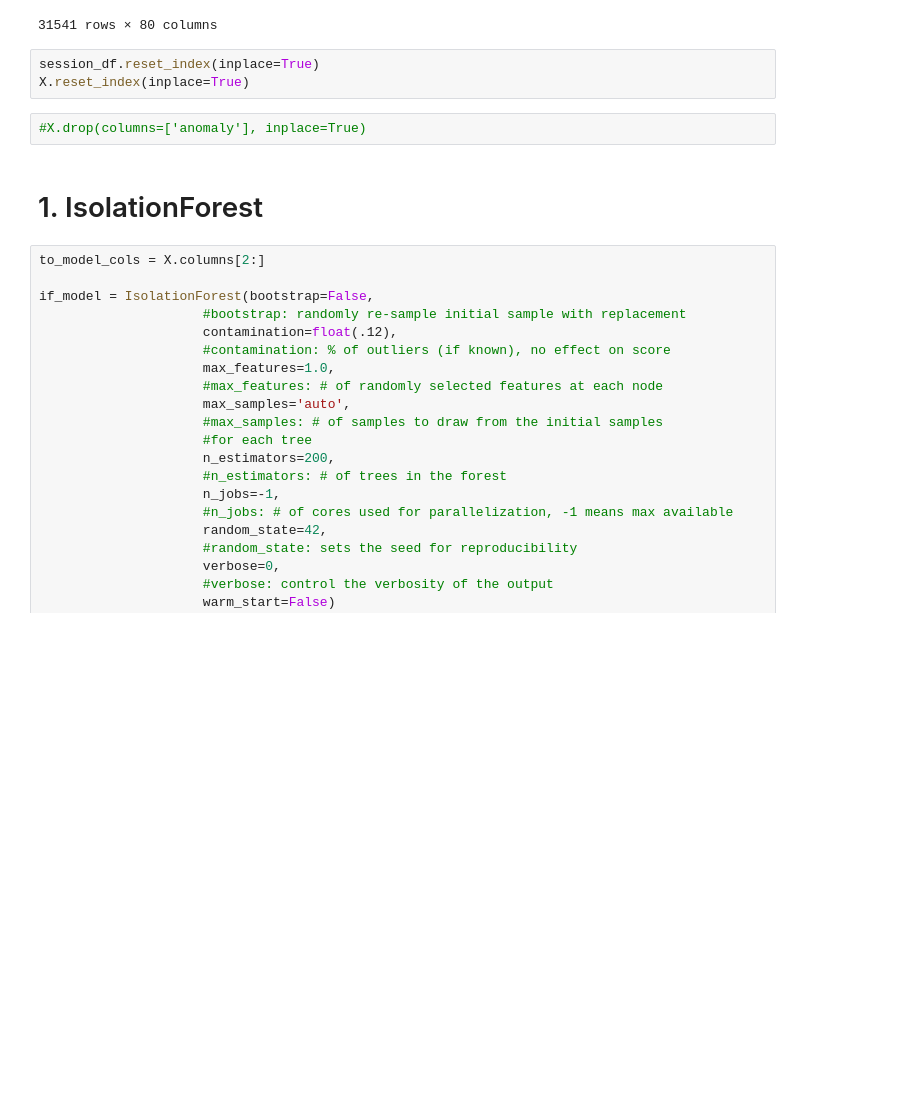
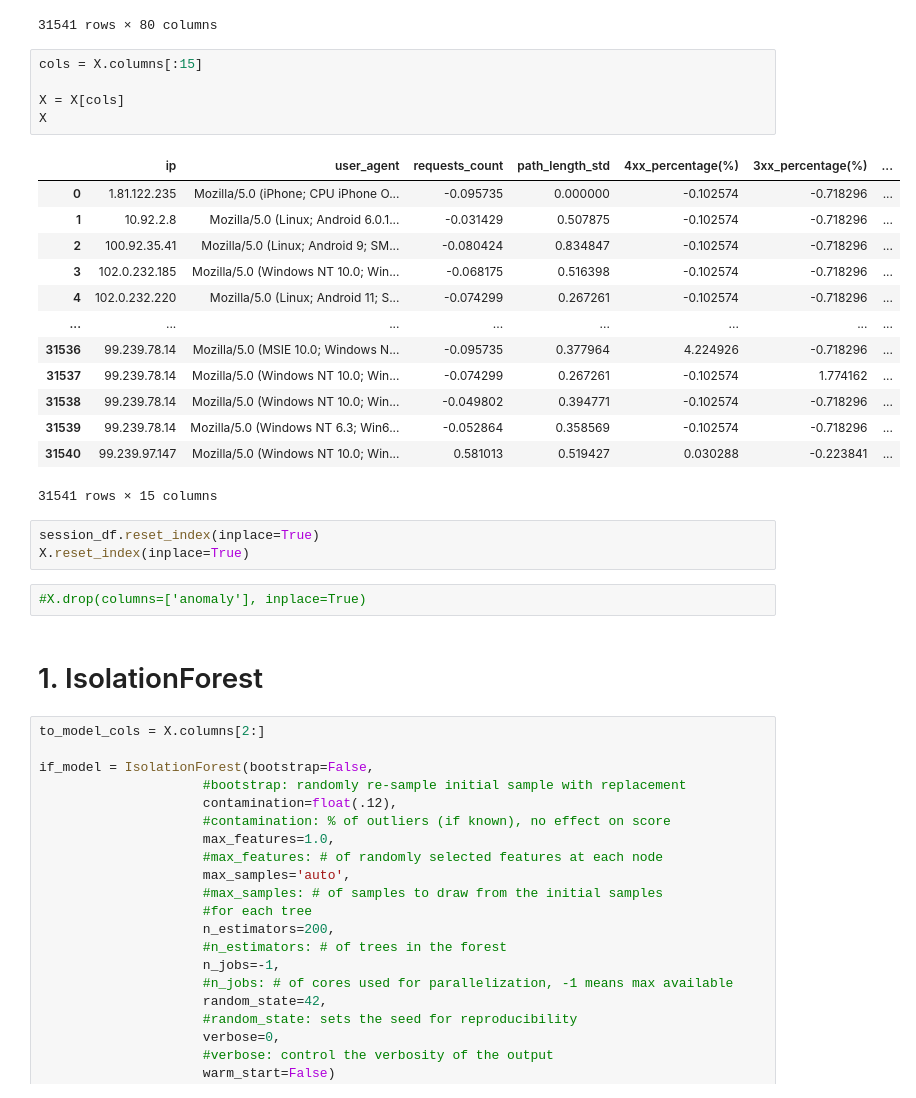
Before and after one commit to mohammadhashemii/Web-Crawler-Detection, a Jupyter notebook: 02_baselineModels.ipynb, the cells around one changed output. Cells and saved outputs as stored; diff of their text form; blank space fills up the shorter version.

```diff
--- a/02_baselineModels.ipynb
+++ b/02_baselineModels.ipynb
@@ -35,6 +35,25 @@ DATASET HAS BEEN LOADED SUCESSFULLY!
 |  | Mozilla/5.0 (Windows NT 6.3; Win6... | -0.052864 | 0.358569 | -0.102574 | -0.718296 | -0.018601 | ... |
 | 99.239.97.147 | Mozilla/5.0 (Windows NT 10.0; Win... | 0.581013 | 0.519427 | 0.030288 | -0.223841 | -0.018601 | ... |
 31541 rows × 80 columns
+# %%
+cols = X.columns[:15]
+
+X = X[cols]
+X
+# %% [output]
+|  | ip | user_agent | requests_count | path_length_std | 4xx_percentage(%) | 3xx_percentage(%) | ... |
+| 0 | 1.81.122.235 | Mozilla/5.0 (iPhone; CPU iPhone O... | -0.095735 | 0.000000 | -0.102574 | -0.718296 | ... |
+| 1 | 10.92.2.8 | Mozilla/5.0 (Linux; Android 6.0.1... | -0.031429 | 0.507875 | -0.102574 | -0.718296 | ... |
+| 2 | 100.92.35.41 | Mozilla/5.0 (Linux; Android 9; SM... | -0.080424 | 0.834847 | -0.102574 | -0.718296 | ... |
+| 3 | 102.0.232.185 | Mozilla/5.0 (Windows NT 10.0; Win... | -0.068175 | 0.516398 | -0.102574 | -0.718296 | ... |
+| 4 | 102.0.232.220 | Mozilla/5.0 (Linux; Android 11; S... | -0.074299 | 0.267261 | -0.102574 | -0.718296 | ... |
+| ... | ... | ... | ... | ... | ... | ... | ... |
+| 31536 | 99.239.78.14 | Mozilla/5.0 (MSIE 10.0; Windows N... | -0.095735 | 0.377964 | 4.224926 | -0.718296 | ... |
+| 31537 | 99.239.78.14 | Mozilla/5.0 (Windows NT 10.0; Win... | -0.074299 | 0.267261 | -0.102574 | 1.774162 | ... |
+| 31538 | 99.239.78.14 | Mozilla/5.0 (Windows NT 10.0; Win... | -0.049802 | 0.394771 | -0.102574 | -0.718296 | ... |
+| 31539 | 99.239.78.14 | Mozilla/5.0 (Windows NT 6.3; Win6... | -0.052864 | 0.358569 | -0.102574 | -0.718296 | ... |
+| 31540 | 99.239.97.147 | Mozilla/5.0 (Windows NT 10.0; Win... | 0.581013 | 0.519427 | 0.030288 | -0.223841 | ... |
+31541 rows × 15 columns
 # %%
 session_df.reset_index(inplace=True)
 X.reset_index(inplace=True)
```
Also changed, not shown: parts of 4 cells of this notebook.
